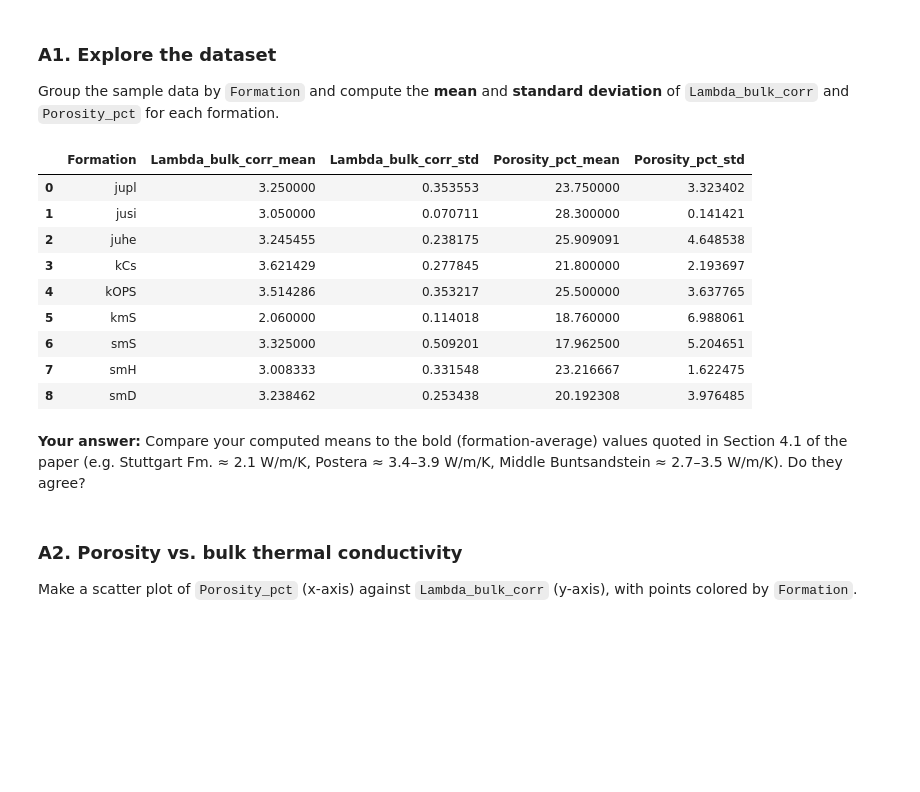
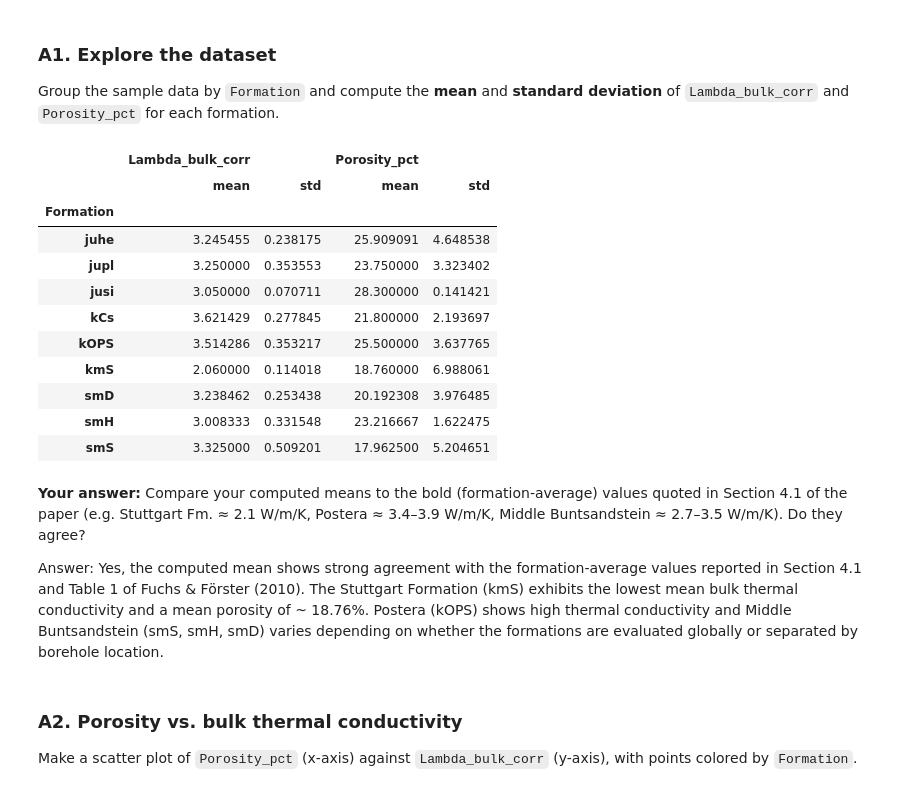
Before and after one commit to stoneypointer/ML_in_Geo, a Jupyter notebook: NEGB_Geothermal_Exercises_STUDENT.ipynb, the cells around one changed output. Cells and saved outputs as stored; diff of their text form; code cells hidden in the pictures; blank space fills up the shorter version.

Commit message:
part-a markdown answers

```diff
--- a/NEGB_Geothermal_Exercises_STUDENT.ipynb
+++ b/NEGB_Geothermal_Exercises_STUDENT.ipynb
@@ -259,37 +259,45 @@ profile_data
 Group the sample data by `Formation` and compute the **mean** and **standard
 deviation** of `Lambda_bulk_corr` and `Porosity_pct` for each formation.
 # %%
-summary = pd.DataFrame(columns=[
-    "Formation", "Lambda_bulk_corr_mean", "Lambda_bulk_corr_std",
-    "Porosity_pct_mean", "Porosity_pct_std"
-])
+# summary = pd.DataFrame(columns=[
+#     "Formation", "Lambda_bulk_corr_mean", "Lambda_bulk_corr_std",
+#     "Porosity_pct_mean", "Porosity_pct_std"
+# ])
 
-for formation in df["Formation"].unique():
-    form = df[df["Formation"] == formation]
+# for formation in df["Formation"].unique():
+#     form = df[df["Formation"] == formation]
 
-    lambda_mean = form["Lambda_bulk_corr"].mean()
-    lambda_std = form["Lambda_bulk_corr"].std()
-    porosity_mean = form["Porosity_pct"].mean()
-    porosity_std = form["Porosity_pct"].std()
+#     lambda_mean = form["Lambda_bulk_corr"].mean()
+#     lambda_std = form["Lambda_bulk_corr"].std()
+#     porosity_mean = form["Porosity_pct"].mean()
+#     porosity_std = form["Porosity_pct"].std()
 
-    summary.loc[len(summary)] = [formation, lambda_mean, lambda_std, porosity_mean, porosity_std]
+#     summary.loc[len(summary)] = [formation, lambda_mean, lambda_std, porosity_mean, porosity_std]
+
+summary = df.groupby("Formation")[["Lambda_bulk_corr", "Porosity_pct"]].agg(["mean", "std"])
 
 summary
 # %% [output]
-|  | Formation | Lambda_bulk_corr_mean | Lambda_bulk_corr_std | Porosity_pct_mean | Porosity_pct_std |
-| 0 | jupl | 3.250000 | 0.353553 | 23.750000 | 3.323402 |
-| 1 | jusi | 3.050000 | 0.070711 | 28.300000 | 0.141421 |
-| 2 | juhe | 3.245455 | 0.238175 | 25.909091 | 4.648538 |
-| 3 | kCs | 3.621429 | 0.277845 | 21.800000 | 2.193697 |
-| 4 | kOPS | 3.514286 | 0.353217 | 25.500000 | 3.637765 |
-| 5 | kmS | 2.060000 | 0.114018 | 18.760000 | 6.988061 |
-| 6 | smS | 3.325000 | 0.509201 | 17.962500 | 5.204651 |
-| 7 | smH | 3.008333 | 0.331548 | 23.216667 | 1.622475 |
-| 8 | smD | 3.238462 | 0.253438 | 20.192308 | 3.976485 |
+|  | Lambda_bulk_corr |  | Porosity_pct |  |
+|  | mean | std | mean | std |
+| Formation |  |  |  |  |
+| juhe | 3.245455 | 0.238175 | 25.909091 | 4.648538 |
+| jupl | 3.250000 | 0.353553 | 23.750000 | 3.323402 |
+| jusi | 3.050000 | 0.070711 | 28.300000 | 0.141421 |
+| kCs | 3.621429 | 0.277845 | 21.800000 | 2.193697 |
+| kOPS | 3.514286 | 0.353217 | 25.500000 | 3.637765 |
+| kmS | 2.060000 | 0.114018 | 18.760000 | 6.988061 |
+| smD | 3.238462 | 0.253438 | 20.192308 | 3.976485 |
+| smH | 3.008333 | 0.331548 | 23.216667 | 1.622475 |
+| smS | 3.325000 | 0.509201 | 17.962500 | 5.204651 |
 # %% [markdown]
 **Your answer:** Compare your computed means to the bold (formation-average) values
 quoted in Section 4.1 of the paper (e.g. Stuttgart Fm. ≈ 2.1 W/m/K, Postera ≈ 3.4–3.9
 W/m/K, Middle Buntsandstein ≈ 2.7–3.5 W/m/K). Do they agree?
+
+Answer:
+Yes, the computed mean shows strong agreement with the formation-average values reported in Section 4.1 and Table 1 of Fuchs & Förster (2010).
+The Stuttgart Formation (kmS) exhibits the lowest mean bulk thermal conductivity and a mean porosity of ~ 18.76%. Postera (kOPS) shows high thermal conductivity and Middle Buntsandstein (smS, smH, smD) varies depending on whether the formations are evaluated globally or separated by borehole location.
 # %% [markdown]
 ### A2. Porosity vs. bulk thermal conductivity
 
```
Also changed, not shown: parts of 5 cells of this notebook.
